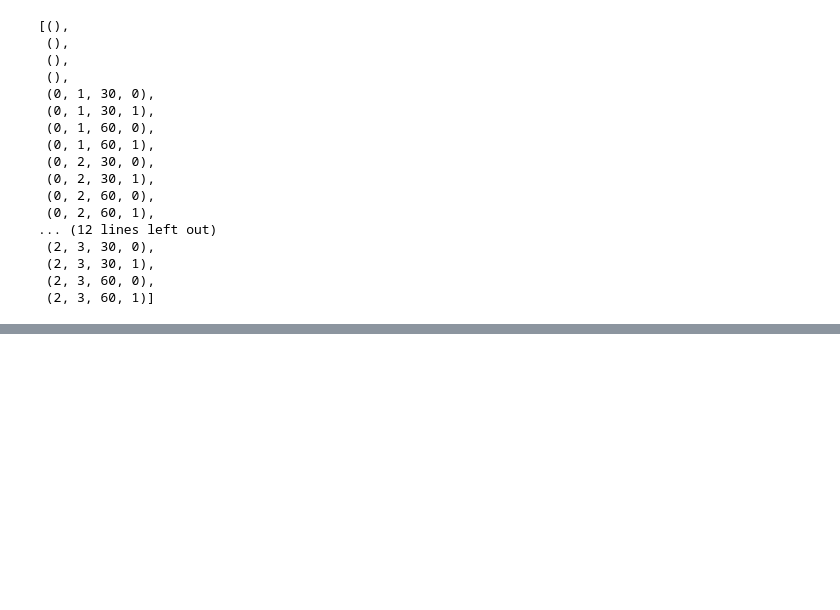
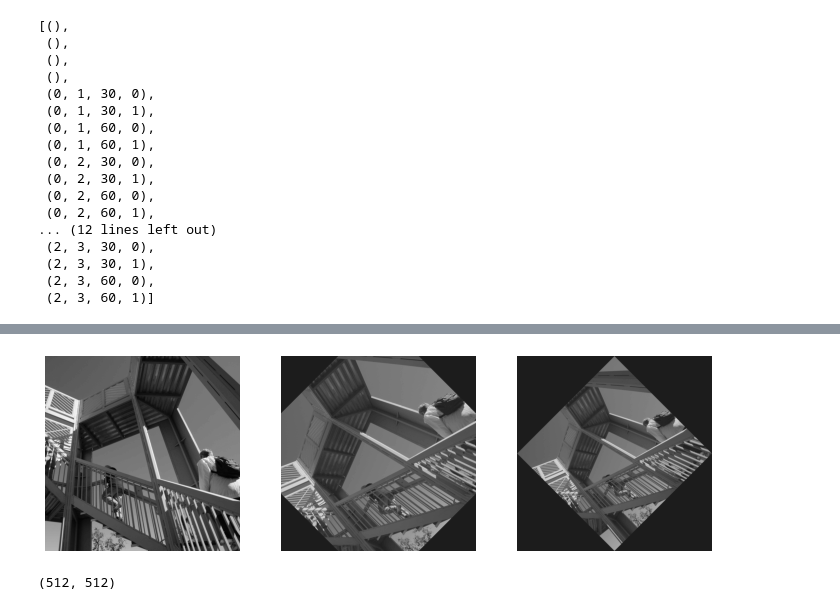
Before and after one commit to Brett-Kennedy/RotationFeatures, a Jupyter notebook: examples/Visualization_Examples.ipynb, the cells around one changed output, grey strips where cells are left out. Saved outputs shown, nothing was run; the diff lists cells and outputs as text; code cells hidden in the pictures; blank space fills up the shorter version.

```diff
--- a/examples/Visualization_Examples.ipynb
+++ b/examples/Visualization_Examples.ipynb
@@ -126,0 +303,27 @@ original features. class:  2 ,  2 , len:  3
+# %%
+from scipy import ndimage, misc
+import matplotlib.pyplot as plt
+fig = plt.figure(figsize=(10, 3))
+ax1, ax2, ax3 = fig.subplots(1, 3)
+img = misc.ascent()
+
+img_45      = ndimage.rotate(img, 45, reshape=False)
+full_img_45 = ndimage.rotate(img, 45, reshape=True)
+
+ax1.imshow(img, cmap='gray')
+ax1.set_axis_off()
+
+ax2.imshow(img_45, cmap='gray')
+ax2.set_axis_off()
+
+ax3.imshow(full_img_45, cmap='gray')
+ax3.set_axis_off()
+
+fig.set_tight_layout(True)
+plt.show()
+# %% [output]
+[figure, added]
+# %%
+img_45.shape
+# %% [output]
+(512, 512)
```
Also changed, not shown: parts of 13 cells of this notebook, 2 other files.
